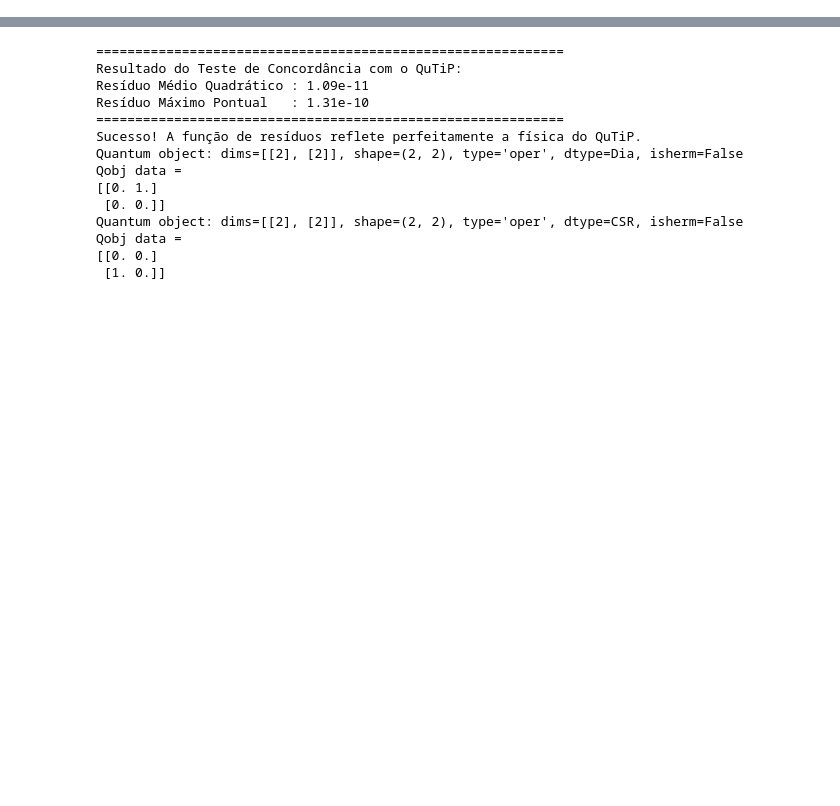
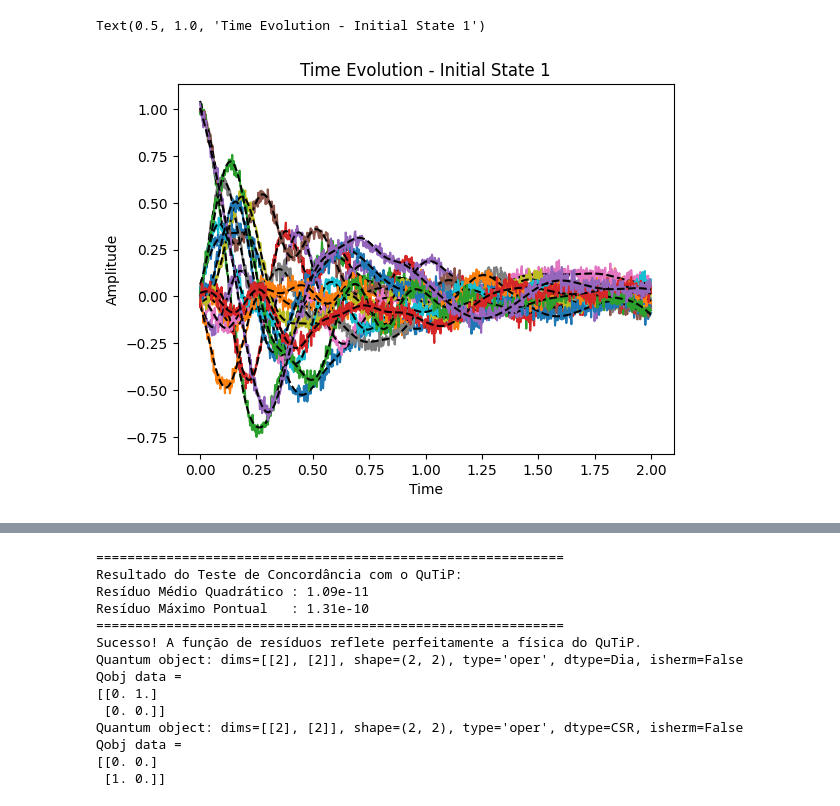
Before and after one commit to martinjimenez388/my-first-proyect, a Jupyter notebook: Examples/PINNverse_two_qubits_time_dependent_Lindblad_H_full_Gemini_3_stages_final.ipynb, the cells around one changed output, grey strips where cells are left out. Saved outputs shown, nothing was run; the diff lists cells and outputs as text; code cells hidden in the pictures; blank space fills up the shorter version.

```diff
--- a/Examples/PINNverse_two_qubits_time_dependent_Lindblad_H_full_Gemini_3_stages_final.ipynb
+++ b/Examples/PINNverse_two_qubits_time_dependent_Lindblad_H_full_Gemini_3_stages_final.ipynb
@@ -337,0 +566,15 @@ def calcular_residuos_edo_15obs_full_time_dep(y_slice, dX_dt_slice, parametro, j
+# %%
+estado_idx = 0
+fig, axes = plt.subplots()
+
+data_estado = lista_valor_esperado_data[estado_idx]
+for i in range(len(O_op)):
+    axes.plot(tlist, data_estado[:, i], label=fr"$\hat{{O}}_{{{i+1}}}$" if estado_idx == 0 else "")
+    axes.plot(tlist, y_fixo_np[:, estado_idx * NUM_OBSERVAVEIS + i], 'k--')
+
+axes.set_xlabel("Time")
+axes.set_ylabel("Amplitude")
+axes.set_title(f'Time Evolution - Initial State {estado_idx + 1}')
+# %% [output]
+Text(0.5, 1.0, 'Time Evolution - Initial State 1')
+[figure, added]
```
Also changed, not shown: parts of 22 cells of this notebook, 2 other files.
